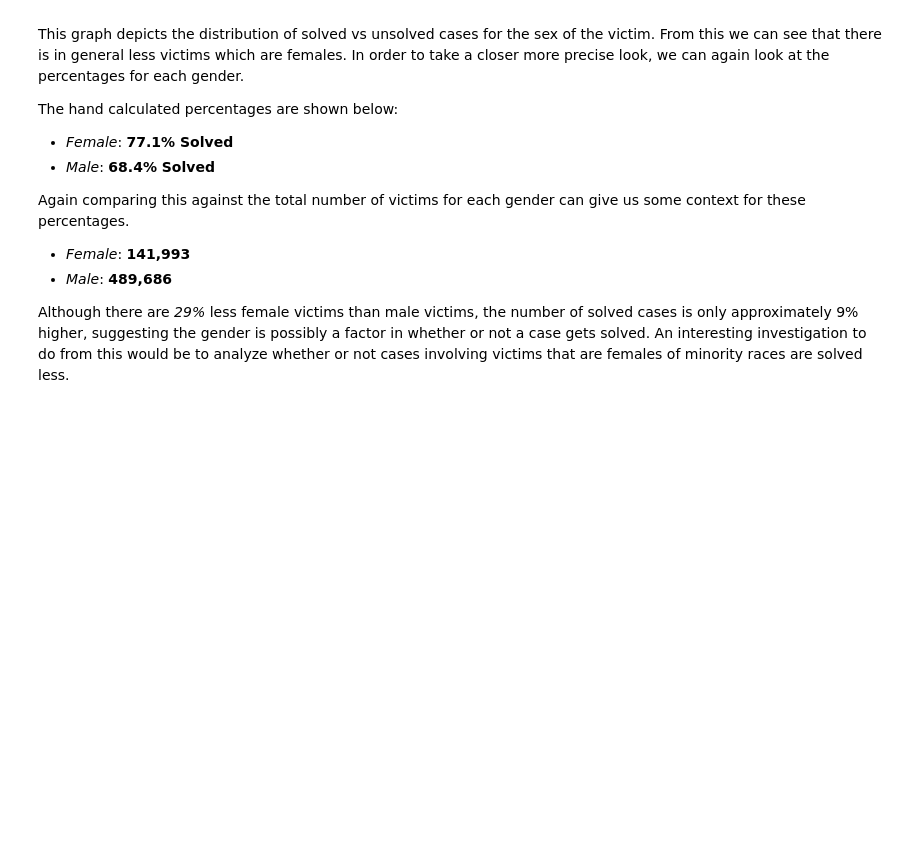
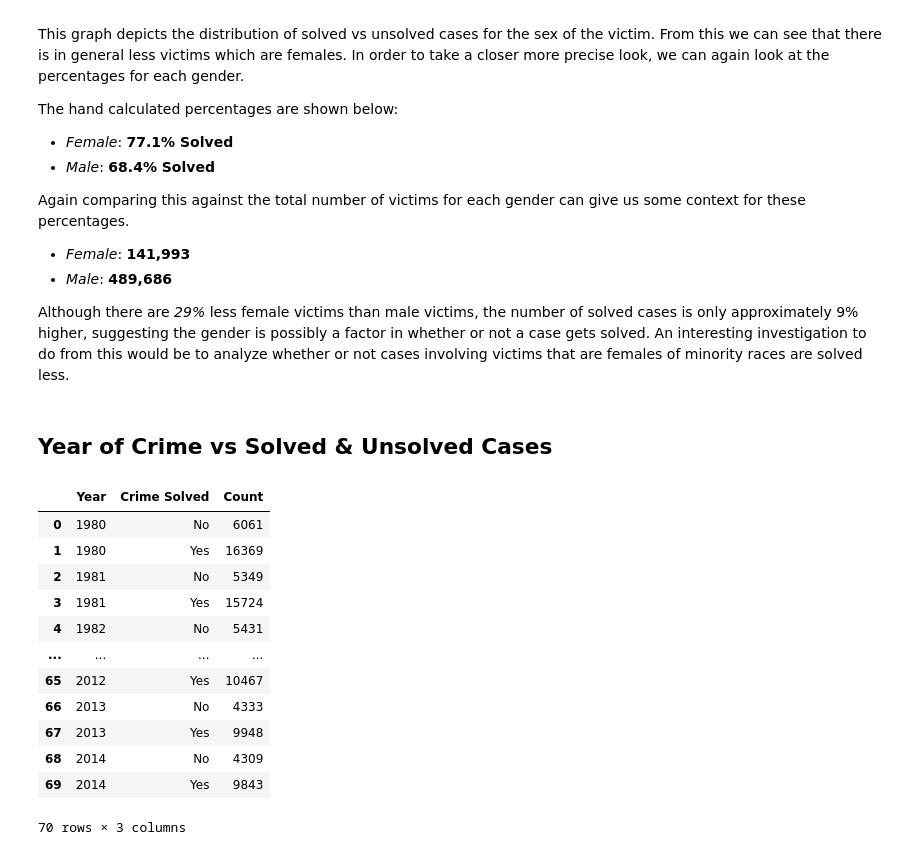
Before and after one commit to ubco-W2020WT1-data301/course-project-group_6005, a Jupyter notebook: analysis/submitted/Milestone 2.ipynb, the cells around one changed output. Saved outputs shown, nothing was run; the diff lists cells and outputs as text; code cells hidden in the pictures; blank space fills up the shorter version.

```diff
--- a/analysis/submitted/Milestone 2.ipynb
+++ b/analysis/submitted/Milestone 2.ipynb
@@ -90,3 +90,22 @@ Again comparing this against the total number of victims for each gender can giv
 - *Male*: **489,686**
 
 Although there are *29%* less female victims than male victims, the number of solved cases is only approximately 9% higher, suggesting the gender is possibly a factor in whether or not a case gets solved. An interesting investigation to do from this would be to analyze whether or not cases involving victims that are females of minority races are solved less.
+# %% [markdown]
+## Year of Crime vs Solved & Unsolved Cases
+# %%
+dfYear = year_analysis(df)
+dfYear
+# %% [output]
+|  | Year | Crime Solved | Count |
+| 0 | 1980 | No | 6061 |
+| 1 | 1980 | Yes | 16369 |
+| 2 | 1981 | No | 5349 |
+| 3 | 1981 | Yes | 15724 |
+| 4 | 1982 | No | 5431 |
+| ... | ... | ... | ... |
+| 65 | 2012 | Yes | 10467 |
+| 66 | 2013 | No | 4333 |
+| 67 | 2013 | Yes | 9948 |
+| 68 | 2014 | No | 4309 |
+| 69 | 2014 | Yes | 9843 |
+70 rows × 3 columns
```
Also changed, not shown: parts of 3 cells of this notebook.
